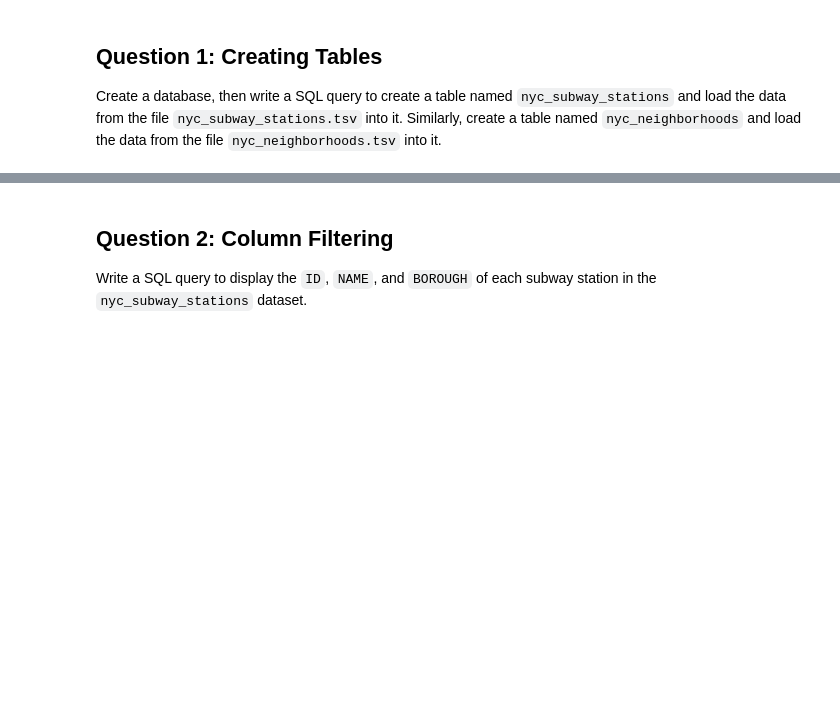
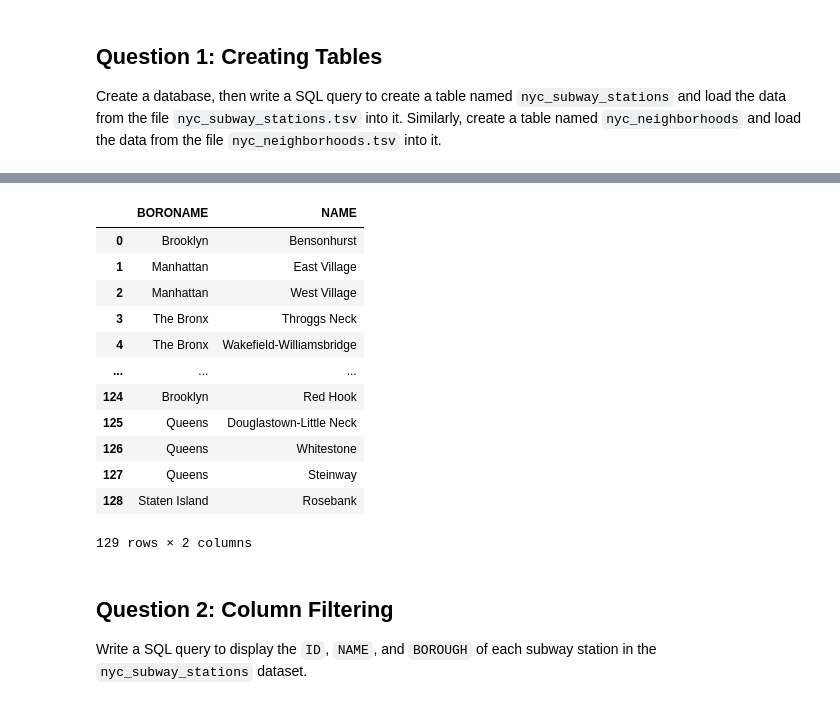
Before and after one commit to Aurora-77777/CASA0005, a Jupyter notebook: notebooks/W02_lab.ipynb, the cells around one changed output, grey strips where cells are left out. Drawn from its saved outputs; the diff is of its cells as text; code cells hidden in the pictures; blank space fills up the shorter version.

```diff
--- a/notebooks/W02_lab.ipynb
+++ b/notebooks/W02_lab.ipynb
@@ -24,5 +64,21 @@ Create a database, then write a SQL query to create a table named `nyc_subway_st
 # %%
-# Add your code here.
+# read from a file using fully auto-detected settings
+pd.read_csv('https://open.gishub.org/data/duckdb/nyc_neighborhoods.tsv', sep='\t')
+con.sql("CREATE TABLE nyc_neighborhoods AS SELECT * FROM read_csv_auto('https://open.gishub.org/data/duckdb/nyc_neighborhoods.tsv', sep='\t')")
+# %% [output]
+|  | BORONAME | NAME |
+| 0 | Brooklyn | Bensonhurst |
+| 1 | Manhattan | East Village |
+| 2 | Manhattan | West Village |
+| 3 | The Bronx | Throggs Neck |
+| 4 | The Bronx | Wakefield-Williamsbridge |
+| ... | ... | ... |
+| 124 | Brooklyn | Red Hook |
+| 125 | Queens | Douglastown-Little Neck |
+| 126 | Queens | Whitestone |
+| 127 | Queens | Steinway |
+| 128 | Staten Island | Rosebank |
+129 rows × 2 columns
 # %% [markdown]
 ## Question 2: Column Filtering
 
```
Also changed, not shown: parts of 12 cells of this notebook.
